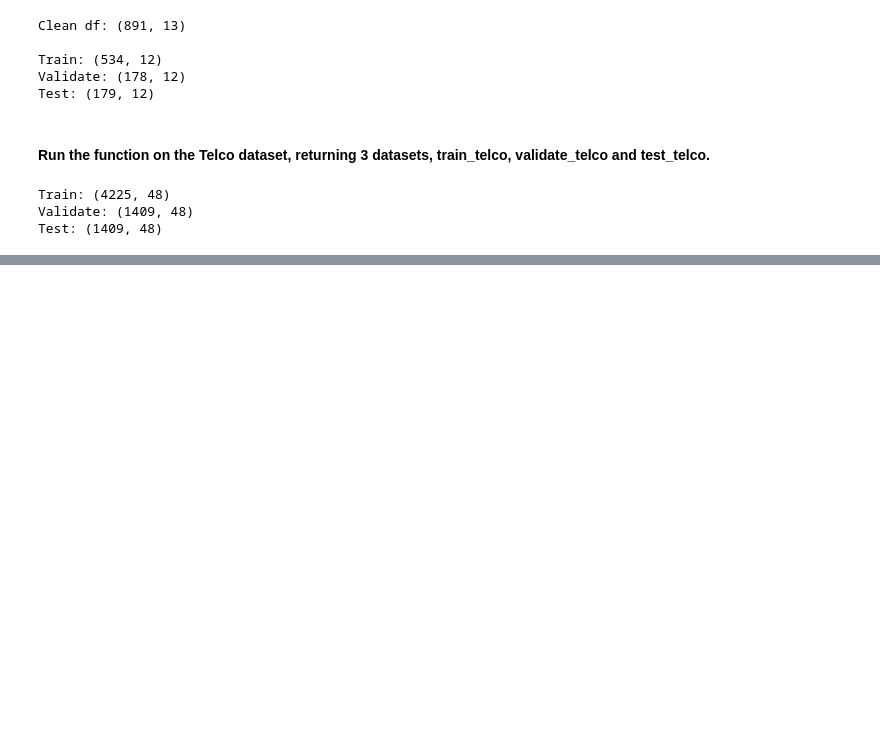
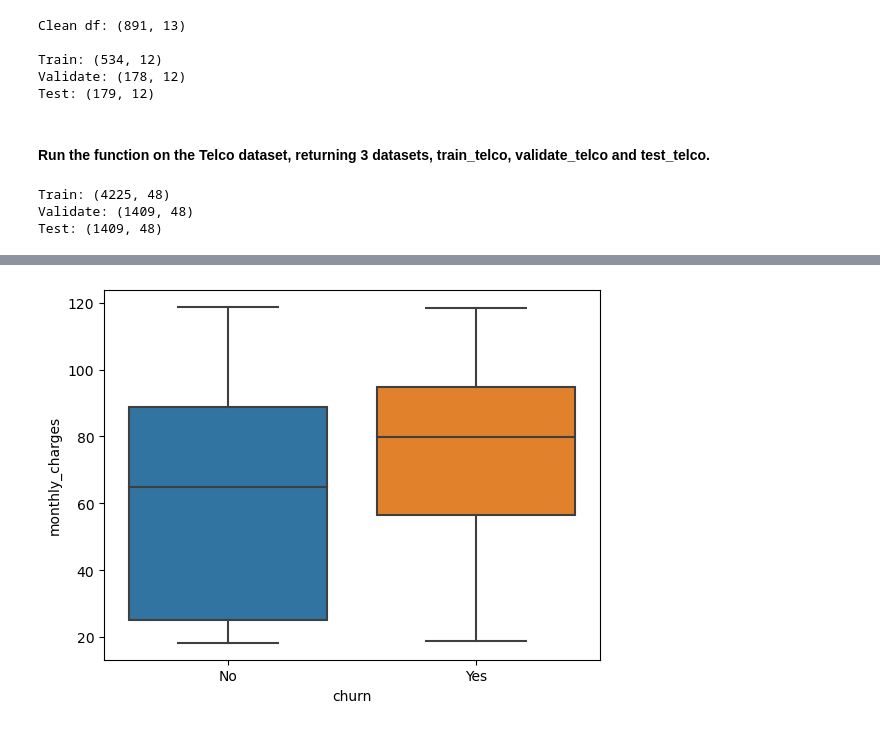
Before and after one commit to manuel-salazar1/classification-exercises, a Jupyter notebook: classification_exercises.ipynb, the cells around one changed output, grey strips where cells are left out. Saved outputs shown, nothing was run; the diff lists cells and outputs as text; code cells hidden in the pictures; blank space fills up the shorter version.

```diff
--- a/classification_exercises.ipynb
+++ b/classification_exercises.ipynb
@@ -1780,0 +1792,2 @@ We reject the null
+# %%
+df = acquire.get_telco_data()
@@ -1780,0 +1796,4 @@ We reject the null
+# %%
+df = prepare.prep_telco(df)
+# %%
+train_df, validate_df, test_df = prepare.split_function(df, 'churn')
@@ -1780,0 +1808,2 @@ We reject the null
+# %%
+train_df = train_df.drop(train_df.columns[21:], axis=1)
@@ -1780,0 +1852,5 @@ We reject the null
+# %%
+sns.boxplot(data=train_df, x='churn', y='monthly_charges')
+plt.show()
+# %% [output]
+[figure, added]
```
Also changed, not shown: parts of 207 cells of this notebook, 1 other file.
